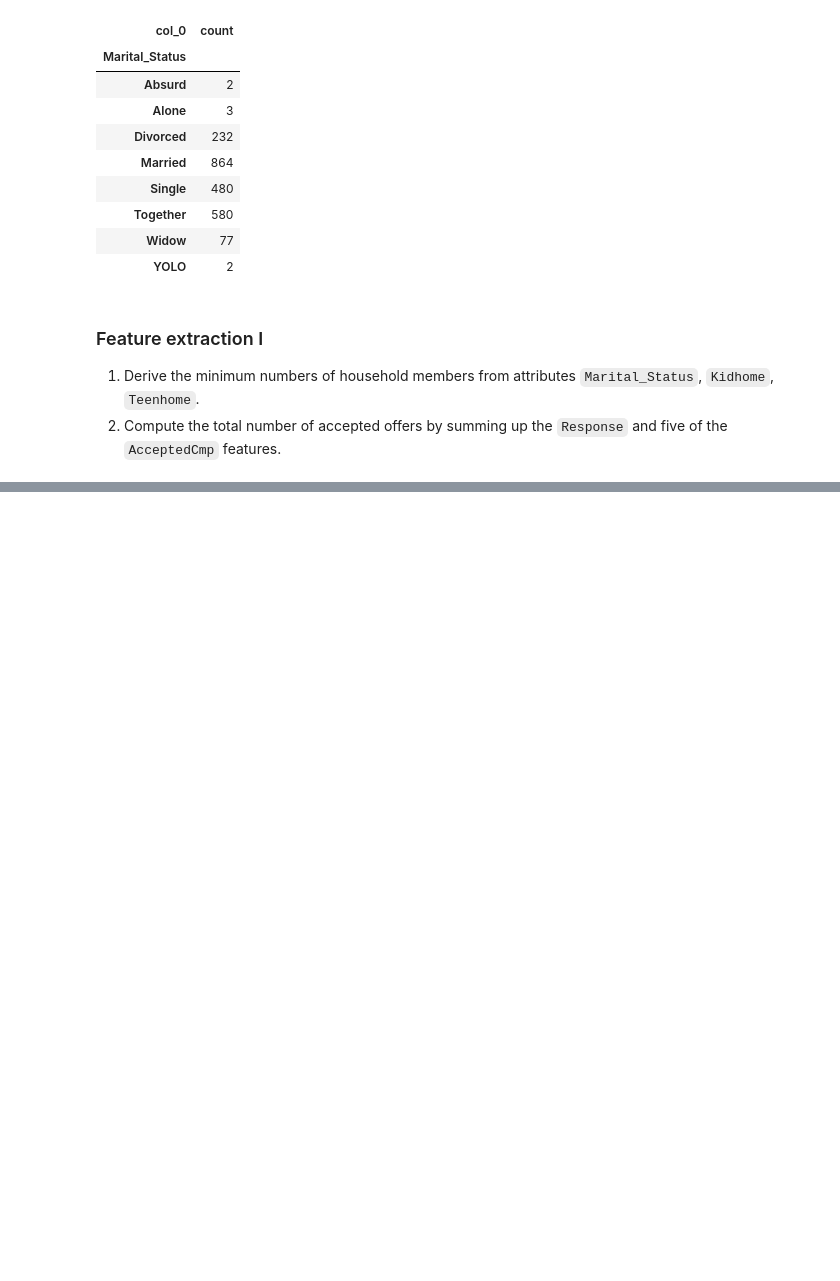
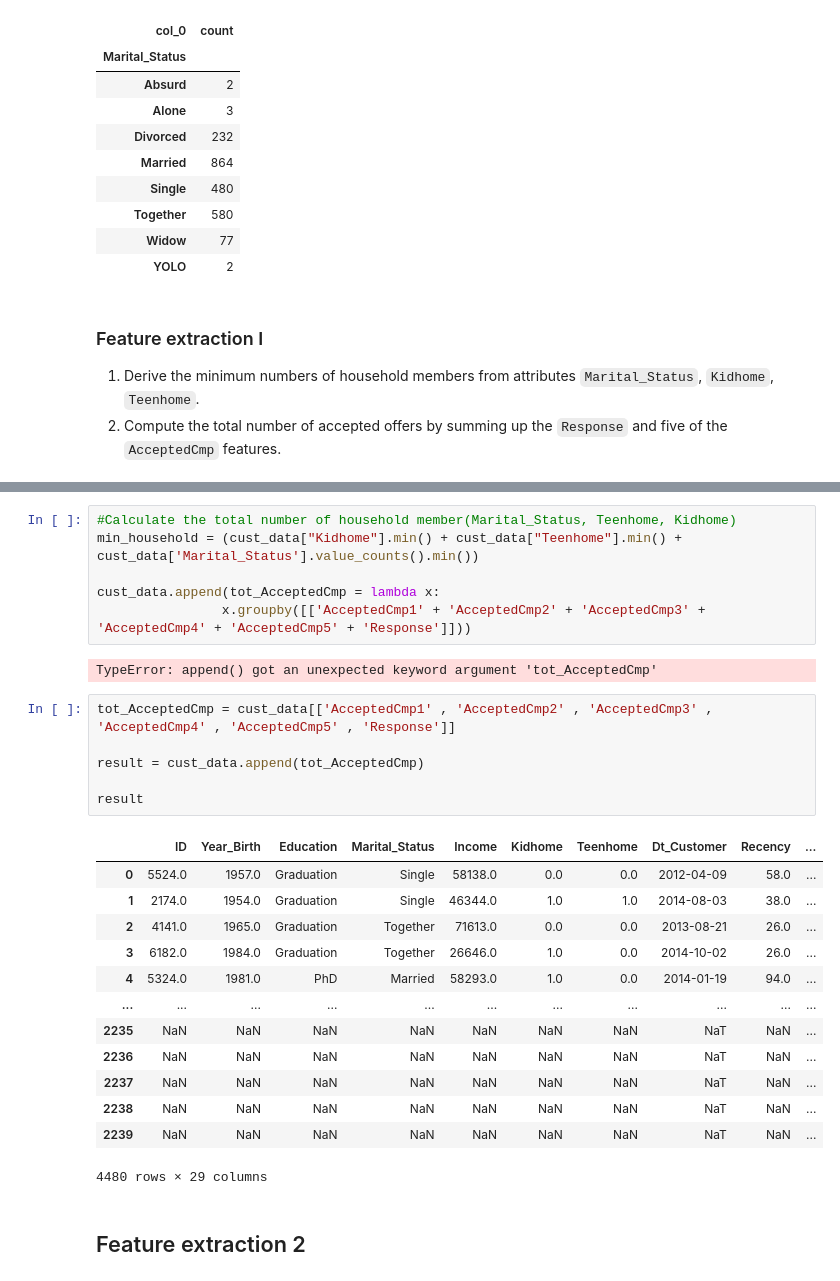
Before and after one commit to XuAnZ0717/XuAnZ, a Jupyter notebook: Customer Segmentation on Clustering Algorithms-checkpoint.ipynb, the cells around one changed output, grey strips where cells are left out. Drawn from its saved outputs; the diff is of its cells as text; blank space fills up the shorter version.

```diff
--- a/Customer Segmentation on Clustering Algorithms-checkpoint.ipynb
+++ b/Customer Segmentation on Clustering Algorithms-checkpoint.ipynb
@@ -268,0 +259,30 @@ ValueError: Unable to parse string "n" at position 0
+# %%
+#Calculate the total number of household member(Marital_Status, Teenhome, Kidhome)
+min_household = (cust_data["Kidhome"].min() + cust_data["Teenhome"].min() + cust_data['Marital_Status'].value_counts().min())
+
+cust_data.append(tot_AcceptedCmp = lambda x:
+                x.groupby([['AcceptedCmp1' + 'AcceptedCmp2' + 'AcceptedCmp3' + 'AcceptedCmp4' + 'AcceptedCmp5' + 'Response']]))
+# %% [output]
+TypeError: append() got an unexpected keyword argument 'tot_AcceptedCmp'
+# %%
+tot_AcceptedCmp = cust_data[['AcceptedCmp1' , 'AcceptedCmp2' , 'AcceptedCmp3' , 'AcceptedCmp4' , 'AcceptedCmp5' , 'Response']]
+
+result = cust_data.append(tot_AcceptedCmp)
+
+result
+# %% [output]
+|  | ID | Year_Birth | Education | Marital_Status | Income | Kidhome | Teenhome | Dt_Customer | Recency | ... |
+| 0 | 5524.0 | 1957.0 | Graduation | Single | 58138.0 | 0.0 | 0.0 | 2012-04-09 | 58.0 | ... |
+| 1 | 2174.0 | 1954.0 | Graduation | Single | 46344.0 | 1.0 | 1.0 | 2014-08-03 | 38.0 | ... |
+| 2 | 4141.0 | 1965.0 | Graduation | Together | 71613.0 | 0.0 | 0.0 | 2013-08-21 | 26.0 | ... |
+| 3 | 6182.0 | 1984.0 | Graduation | Together | 26646.0 | 1.0 | 0.0 | 2014-10-02 | 26.0 | ... |
+| 4 | 5324.0 | 1981.0 | PhD | Married | 58293.0 | 1.0 | 0.0 | 2014-01-19 | 94.0 | ... |
+| ... | ... | ... | ... | ... | ... | ... | ... | ... | ... | ... |
+| 2235 | NaN | NaN | NaN | NaN | NaN | NaN | NaN | NaT | NaN | ... |
+| 2236 | NaN | NaN | NaN | NaN | NaN | NaN | NaN | NaT | NaN | ... |
+| 2237 | NaN | NaN | NaN | NaN | NaN | NaN | NaN | NaT | NaN | ... |
+| 2238 | NaN | NaN | NaN | NaN | NaN | NaN | NaN | NaT | NaN | ... |
+| 2239 | NaN | NaN | NaN | NaN | NaN | NaN | NaN | NaT | NaN | ... |
+4480 rows × 29 columns
+# %% [markdown]
+## Feature extraction 2
```
Also changed, not shown: parts of 21 cells of this notebook.
